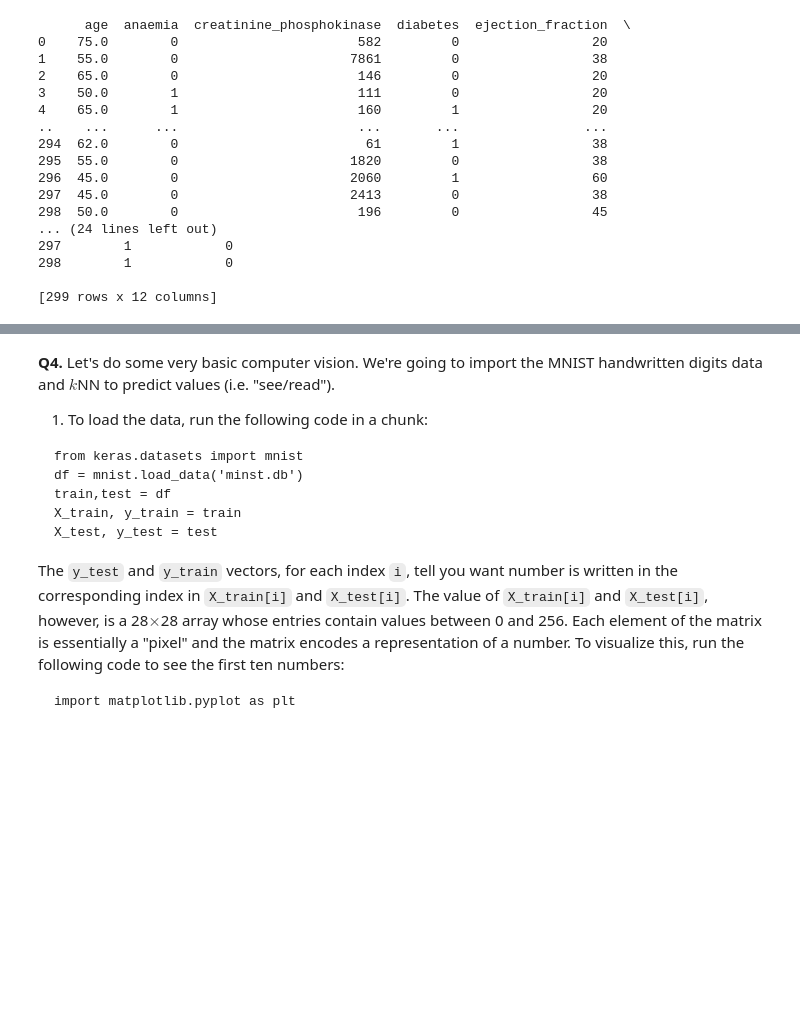
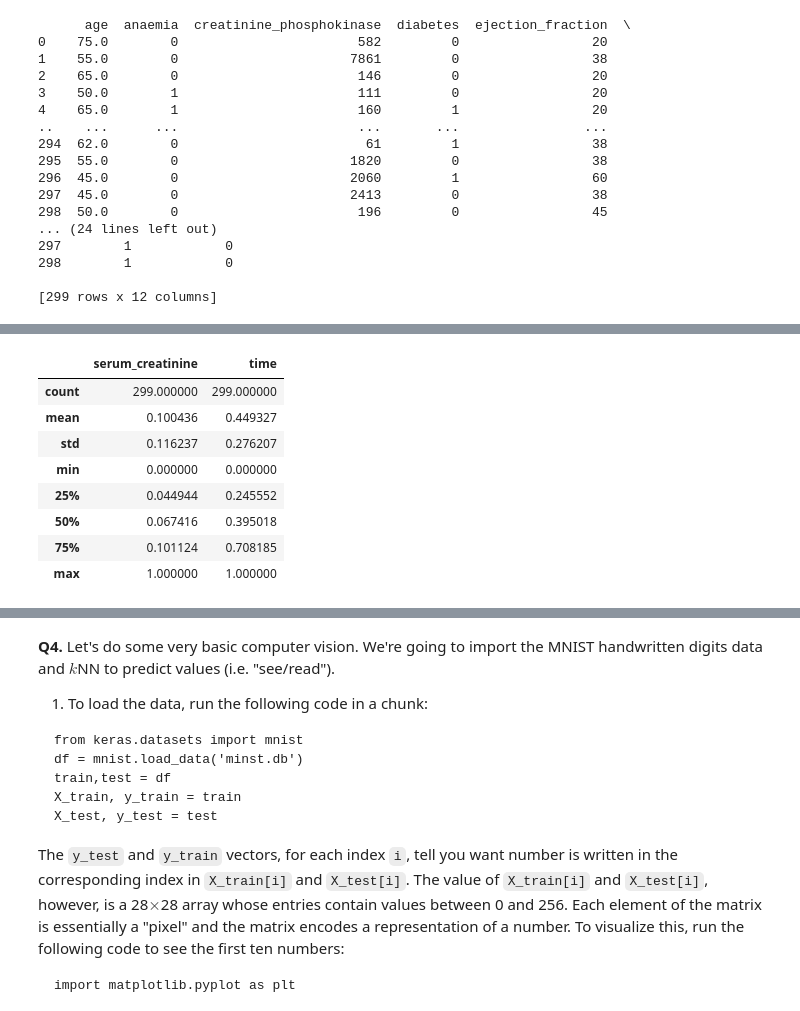
Before and after one commit to ToriStoner/assignment3, a Jupyter notebook: assignment_knn_and_kmc.ipynb, the cells around one changed output, grey strips where cells are left out. Drawn from its saved outputs; the diff is of its cells as text; code cells hidden in the pictures; blank space fills up the shorter version.

```diff
--- a/assignment_knn_and_kmc.ipynb
+++ b/assignment_knn_and_kmc.ipynb
@@ -432,0 +469,20 @@ TypeError: ignored
+# %%
+#Q5
+vars = ['serum_creatinine','time']
+X = df.loc[:,vars]
+y = df['DEATH_EVENT']
+def maxmin(x):
+  x = (x-min(x))/(max(x)-min(x))
+  return x
+X = X.apply(maxmin)
+X.describe()
+# %% [output]
+|  | serum_creatinine | time |
+| count | 299.000000 | 299.000000 |
+| mean | 0.100436 | 0.449327 |
+| std | 0.116237 | 0.276207 |
+| min | 0.000000 | 0.000000 |
+| 25% | 0.044944 | 0.245552 |
+| 50% | 0.067416 | 0.395018 |
+| 75% | 0.101124 | 0.708185 |
+| max | 1.000000 | 1.000000 |
```
Also changed, not shown: parts of 19 cells of this notebook.
